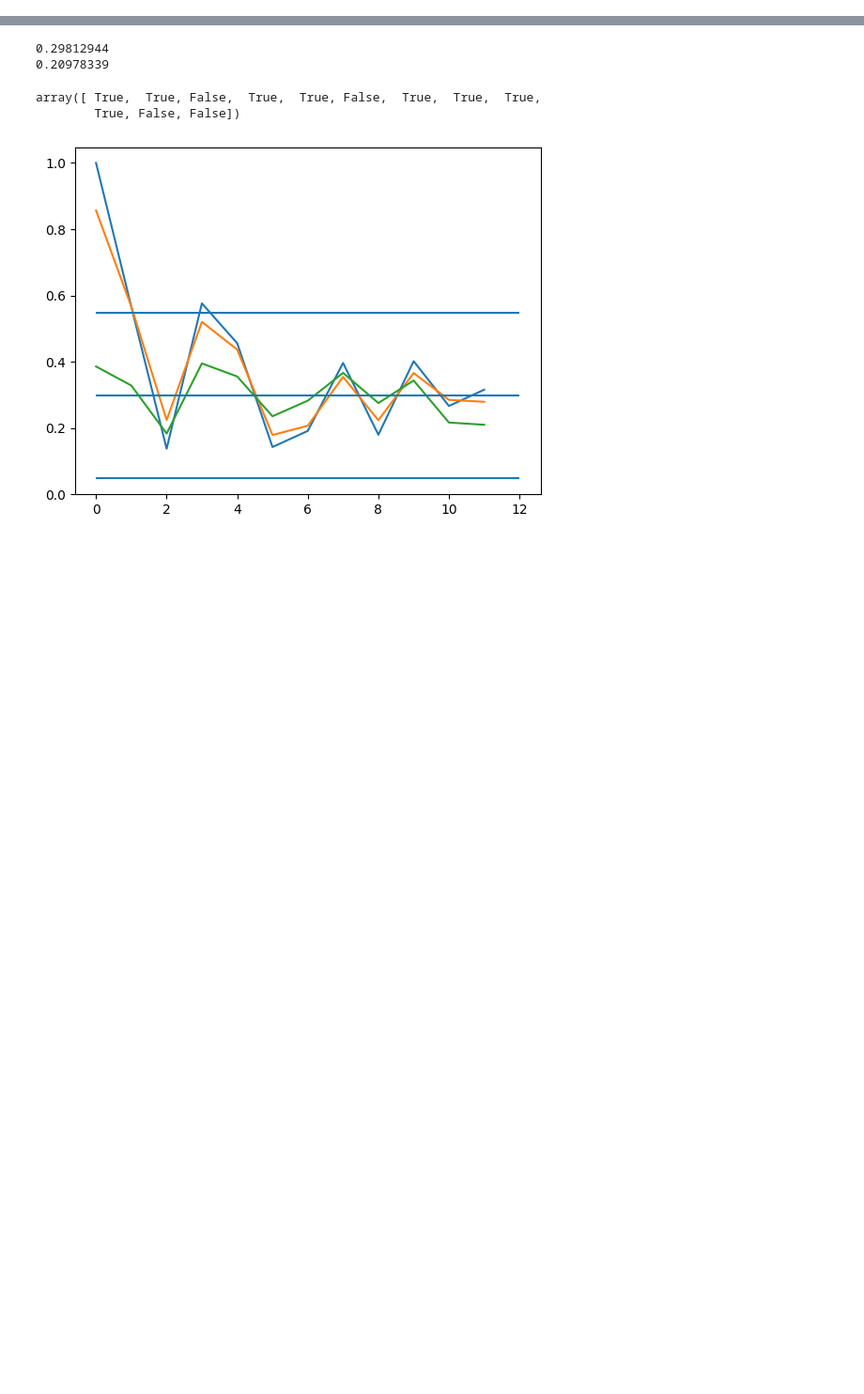
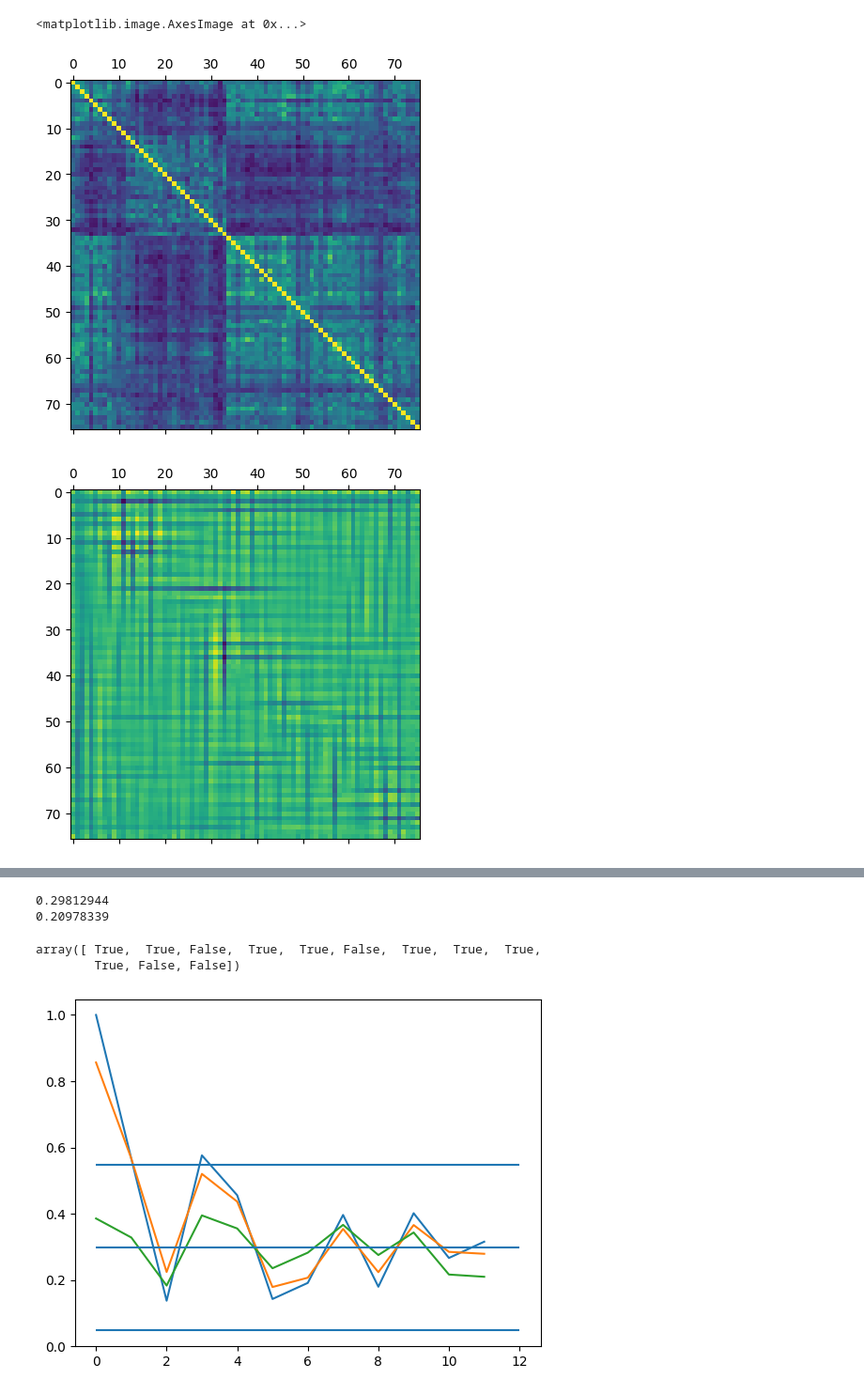
Before and after one commit to radkoder/Text-Segmentation, a Jupyter notebook: src/playground.ipynb, the cells around one changed output, grey strips where cells are left out. Shown at 94% size. Cells and saved outputs as stored; diff of their text form; code cells hidden in the pictures; blank space fills up the shorter version.

```diff
--- a/src/playground.ipynb
+++ b/src/playground.ipynb
@@ -200,0 +217,27 @@ plt.matshow(sob)
+# %%
+from common import stage
+epochs = 100
+loss_fn = tf.keras.losses.MeanSquaredError()
+optimizer = tf.keras.optimizers.Adam()
+
+with EmbeddedDataset('wiki_segments.npz') as ds:
+    ksegs, kembs = ds.get_segments(), ds.get_embeddings()
+    last_loss = 0
+    for epoch in range(epochs):
+        bar = stage.ProgressBar(f"Epoch [{epoch}/{epochs}] (Loss: {last_loss})",len(ksegs)-10)
+        last_loss = 0
+        for step in range(len(ksegs)-10):
+            bar.update(kembs[step])
+            emb, seg = ds[kembs[step]], ds[ksegs[step]]
+            X = np.inner(emb,emb)
+            X = np.reshape(X,(1,*X.shape,1))
+            Y = make_segmat(seg,emb)
+            Y = np.reshape(Y,(1,*Y.shape,1))
+
+            with tf.GradientTape() as tape:
+                output = autoencoder(X,training= True)
+                lossval = loss_fn(Y,output)
+            grads = tape.gradient(lossval,autoencoder.trainable_weights)
+            optimizer.apply_gradients(zip(grads,autoencoder.trainable_weights))
+            last_loss += lossval
+        bar.end()
@@ -200,0 +262,11 @@ plt.matshow(sob)
+# %%
+mat = np.inner(emb,emb)
+x= np.reshape(mat,(1,*mat.shape,1))
+y=autoencoder(x)
+plt.matshow(mat)
+plt.matshow(np.reshape(y,mat.shape))
+plt.matshow(1-(np.reshape(y,mat.shape)*(1-make_segmat(seg,emb))))
+# %% [output]
+<matplotlib.image.AxesImage at 0x...>
+[figure, added]
+[figure, added]
```
Also changed, not shown: parts of 21 cells of this notebook, 16 other files.
